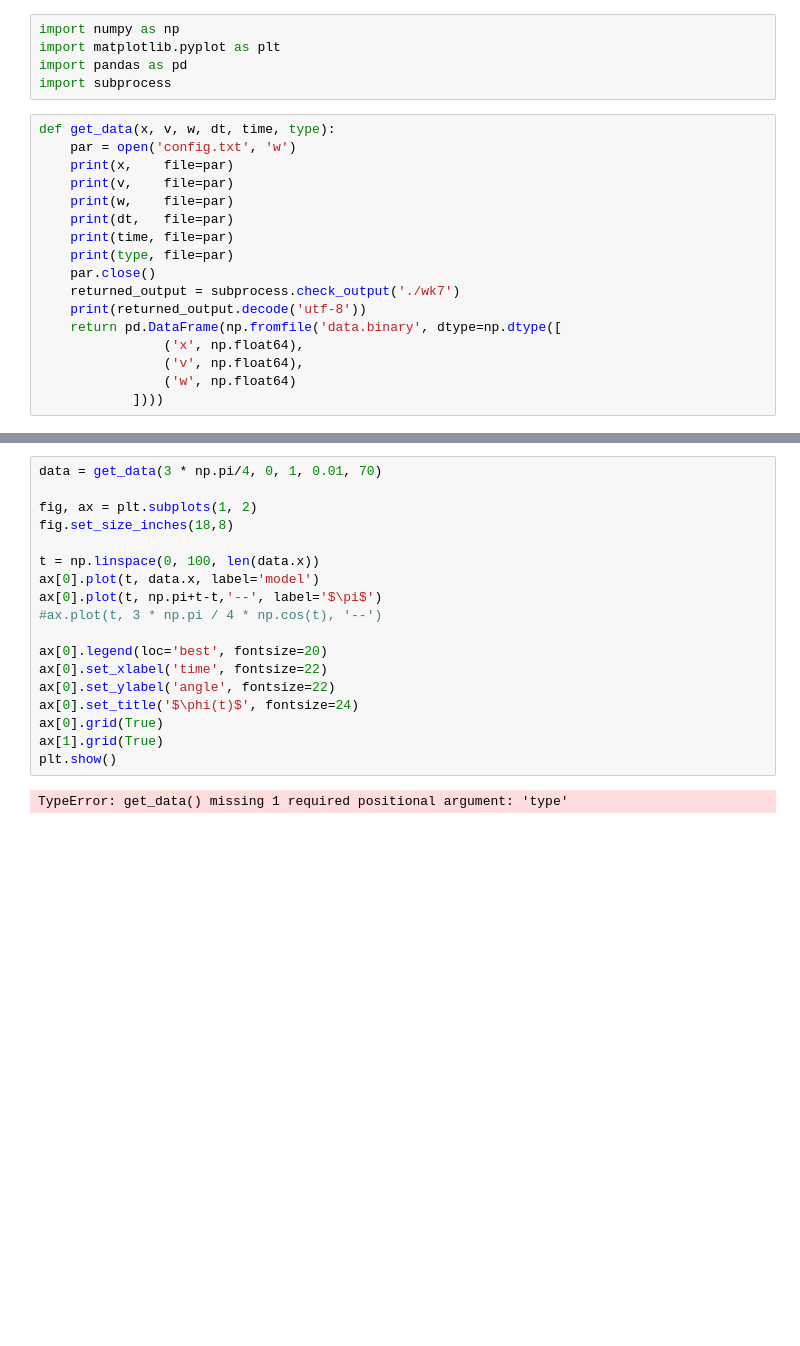
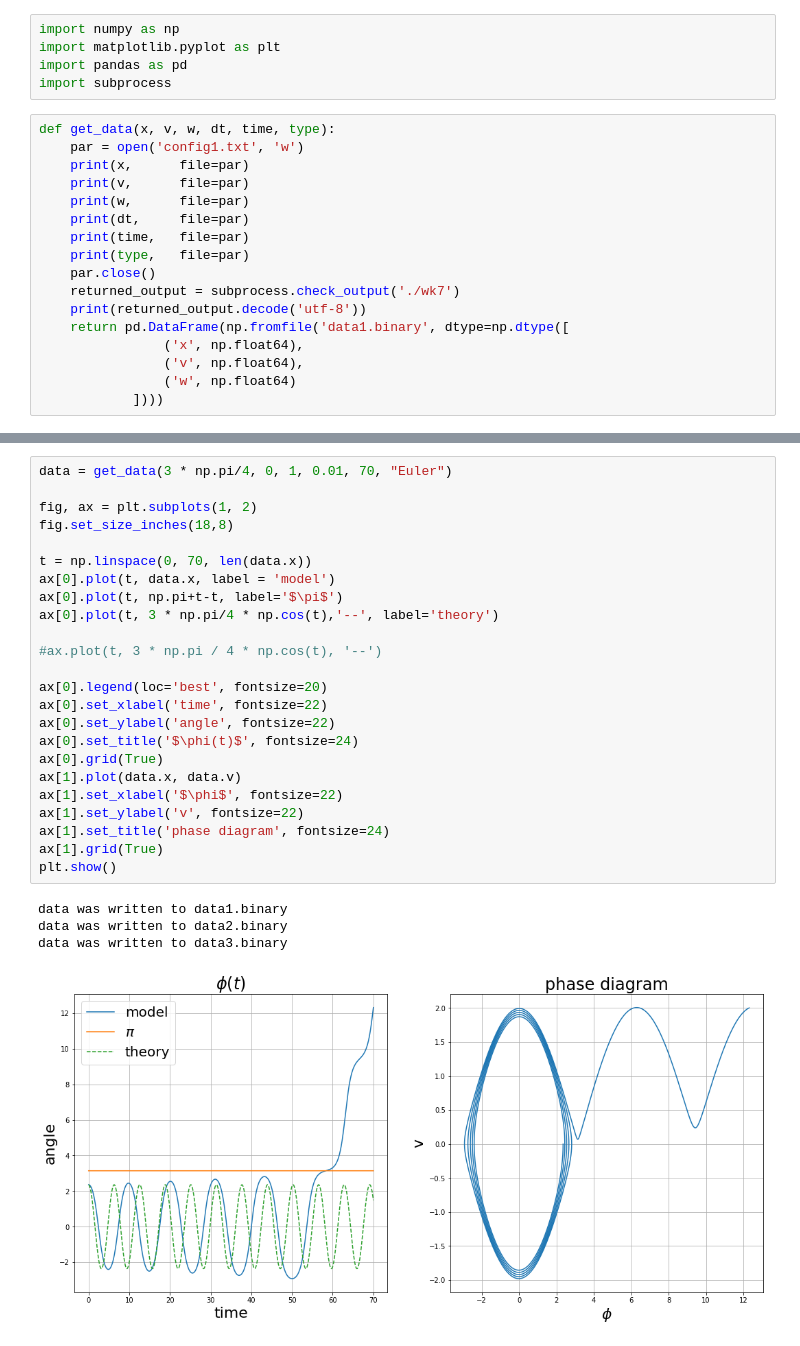
Before and after one commit to anastasiapavlyuk/Modeling, a Jupyter notebook: wk7/wk7.ipynb, the cells around one changed output, grey strips where cells are left out. Cells and saved outputs as stored; diff of their text form; blank space fills up the shorter version.

```diff
--- a/wk7/wk7.ipynb
+++ b/wk7/wk7.ipynb
@@ -5,17 +5,17 @@ import pandas as pd
 import subprocess
 # %%
 def get_data(x, v, w, dt, time, type):
-    par = open('config.txt', 'w')
-    print(x,    file=par)
-    print(v,    file=par)
-    print(w,    file=par)
-    print(dt,   file=par)
-    print(time, file=par)
-    print(type, file=par)
+    par = open('config1.txt', 'w')
+    print(x,      file=par)
+    print(v,      file=par)
+    print(w,      file=par)
+    print(dt,     file=par)
+    print(time,   file=par)
+    print(type,   file=par)
     par.close()
     returned_output = subprocess.check_output('./wk7')
     print(returned_output.decode('utf-8'))
-    return pd.DataFrame(np.fromfile('data.binary', dtype=np.dtype([
+    return pd.DataFrame(np.fromfile('data1.binary', dtype=np.dtype([
                 ('x', np.float64),
                 ('v', np.float64),
                 ('w', np.float64)
@@ -23,20 +108,29 @@ def get_data(x, v, w, dt, time, type):
 # %%
-data = get_data(3 * np.pi/4, 0, 1, 0.01, 70)
+data = get_data(3 * np.pi/4, 0, 1, 0.01, 70, "Euler")
 
 fig, ax = plt.subplots(1, 2)
 fig.set_size_inches(18,8)
 
-t = np.linspace(0, 100, len(data.x))
-ax[0].plot(t, data.x, label='model')
-ax[0].plot(t, np.pi+t-t,'--', label='$\pi$')
+t = np.linspace(0, 70, len(data.x))
+ax[0].plot(t, data.x, label = 'model')
+ax[0].plot(t, np.pi+t-t, label='$\pi$')
+ax[0].plot(t, 3 * np.pi/4 * np.cos(t),'--', label='theory')
+
 #ax.plot(t, 3 * np.pi / 4 * np.cos(t), '--')
 
 ax[0].legend(loc='best', fontsize=20)
 ax[0].set_xlabel('time', fontsize=22)
 ax[0].set_ylabel('angle', fontsize=22)
 ax[0].set_title('$\phi(t)$', fontsize=24)
 ax[0].grid(True)
+ax[1].plot(data.x, data.v)
+ax[1].set_xlabel('$\phi$', fontsize=22)
+ax[1].set_ylabel('v', fontsize=22)
+ax[1].set_title('phase diagram', fontsize=24)
 ax[1].grid(True)
 plt.show()
 # %% [output]
-TypeError: get_data() missing 1 required positional argument: 'type'
+data was written to data1.binary
+data was written to data2.binary
+data was written to data3.binary
+[figure, added]
```
Also changed, not shown: parts of 11 cells of this notebook, 1 other file.
